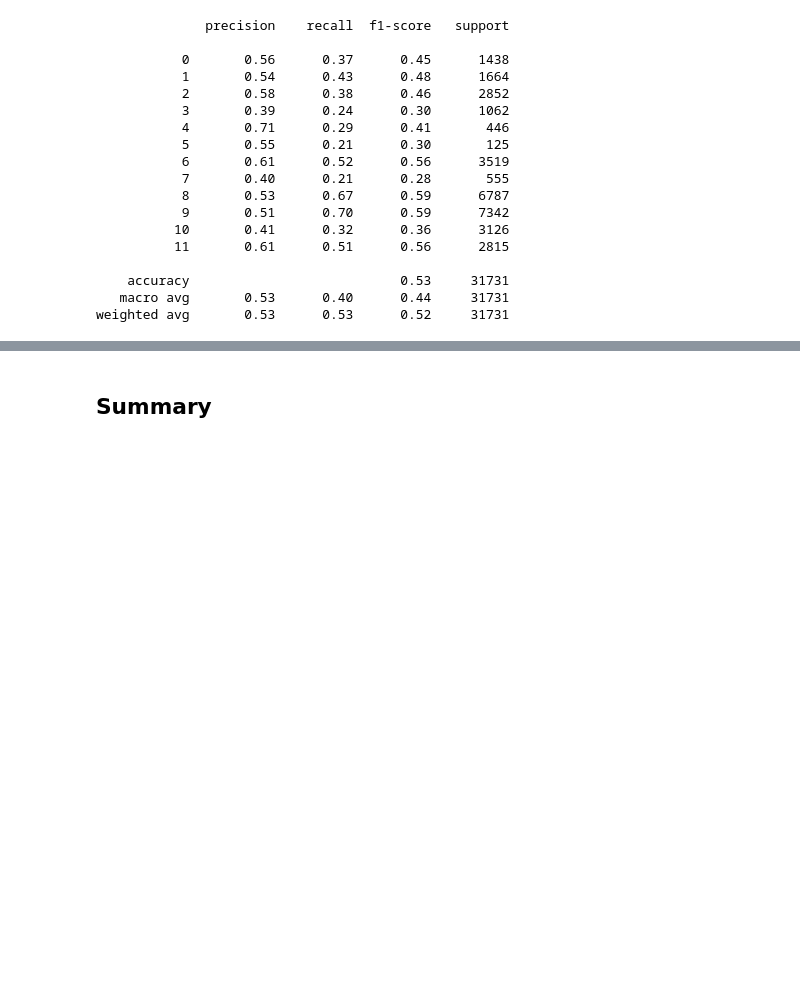
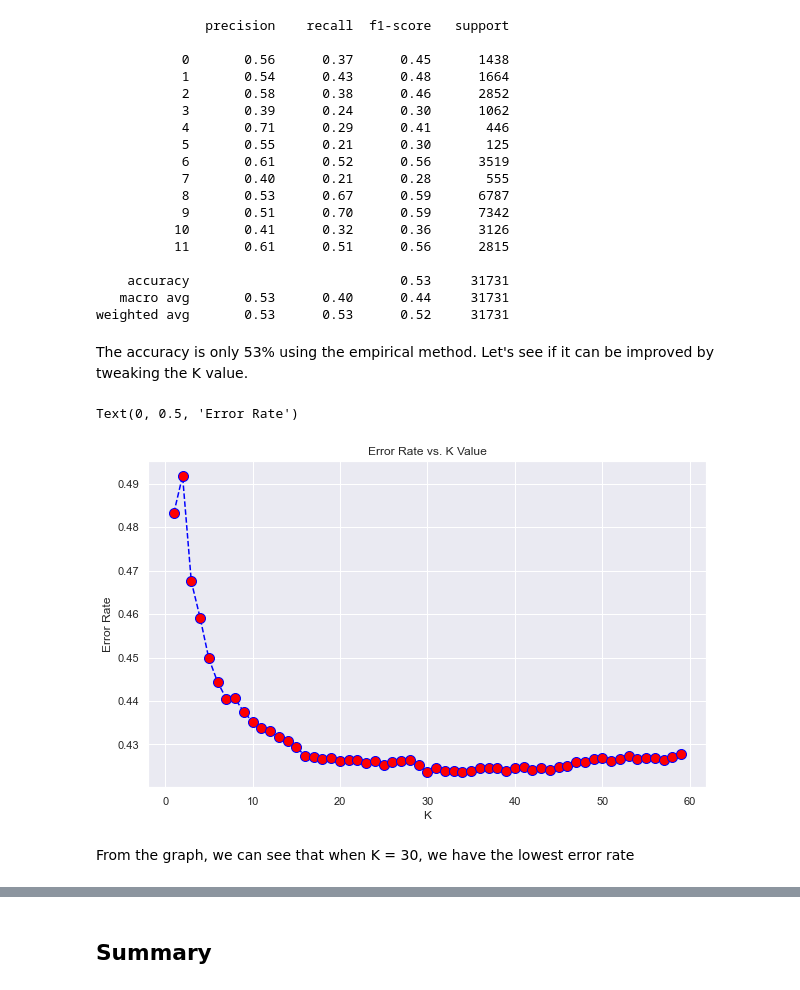
Before and after one commit to vmarklynn/CPSC5310-Project, a Jupyter notebook: Code/EDA_ProjectPart2.ipynb, the cells around one changed output, grey strips where cells are left out. Saved outputs shown, nothing was run; the diff lists cells and outputs as text; code cells hidden in the pictures; blank space fills up the shorter version.

```diff
--- a/Code/EDA_ProjectPart2.ipynb
+++ b/Code/EDA_ProjectPart2.ipynb
@@ -1295,3 +1295,27 @@ print(classification_report(y_test, y_pred))
     accuracy                           0.53     31731
    macro avg       0.53      0.40      0.44     31731
 weighted avg       0.53      0.53      0.52     31731
+# %% [markdown]
+The accuracy is only 53% using the empirical method. Let's see if
+it can be improved by tweaking the K value.
+# %%
+error_rate = []
+
+for i in range(1,60):
+  knn = KNeighborsClassifier(i)
+  knn.fit(X_train, y_train.values.ravel())
+  y_pred = knn.predict(X_test)
+  y_pred = y_pred.reshape(31731, 1)
+  error_rate.append(np.mean(y_test != y_pred))
+# %%
+plt.figure(figsize=(10,6))
+plt.plot(range(1,60),error_rate,color='blue', linestyle='dashed', marker='o',
+ markerfacecolor='red', markersize=10)
+plt.title('Error Rate vs. K Value')
+plt.xlabel('K')
+plt.ylabel('Error Rate')
+# %% [output]
+Text(0, 0.5, 'Error Rate')
+[figure, added]
+# %% [markdown]
+From the graph, we can see that when K = 30, we have the lowest error rate
```
Also changed, not shown: parts of 8 cells of this notebook.
